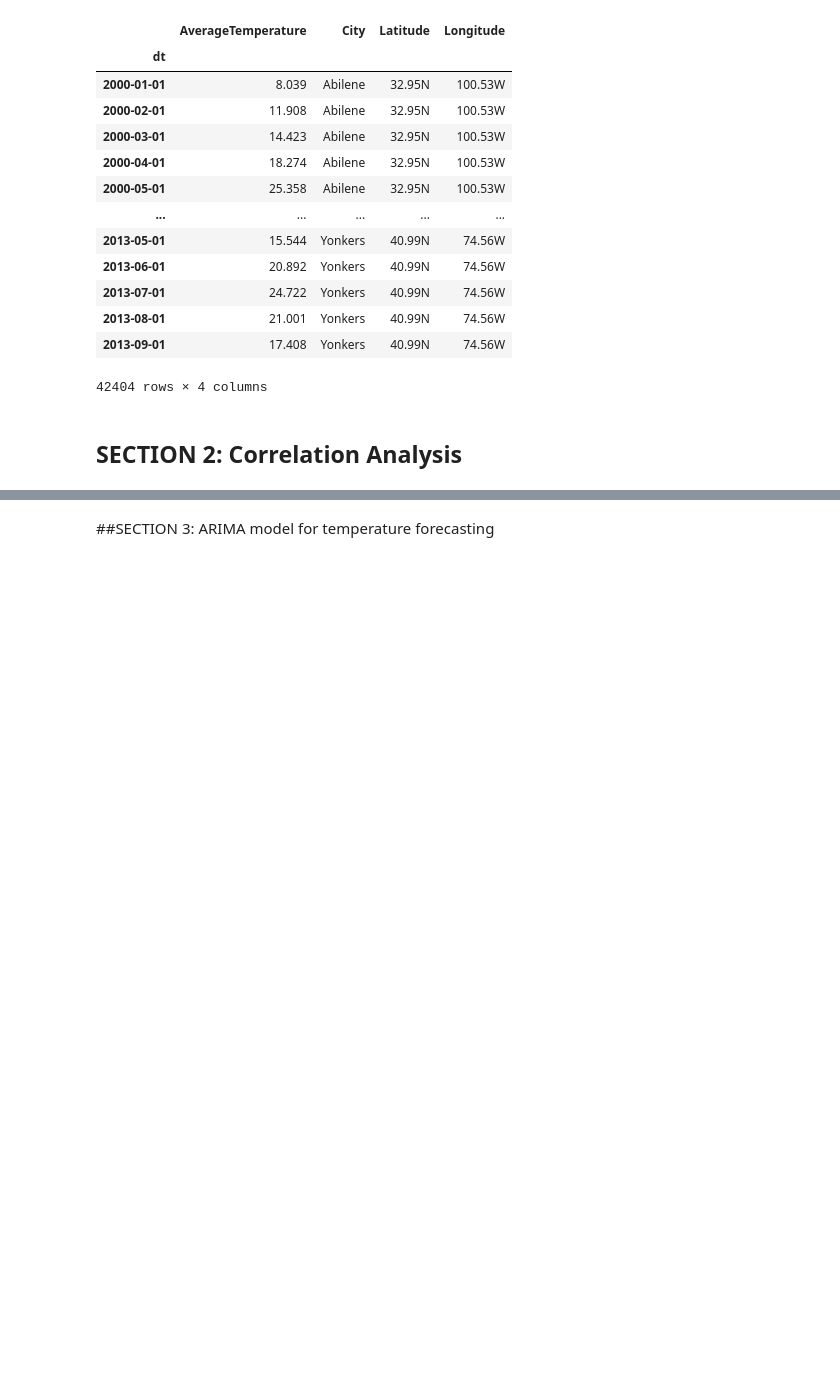
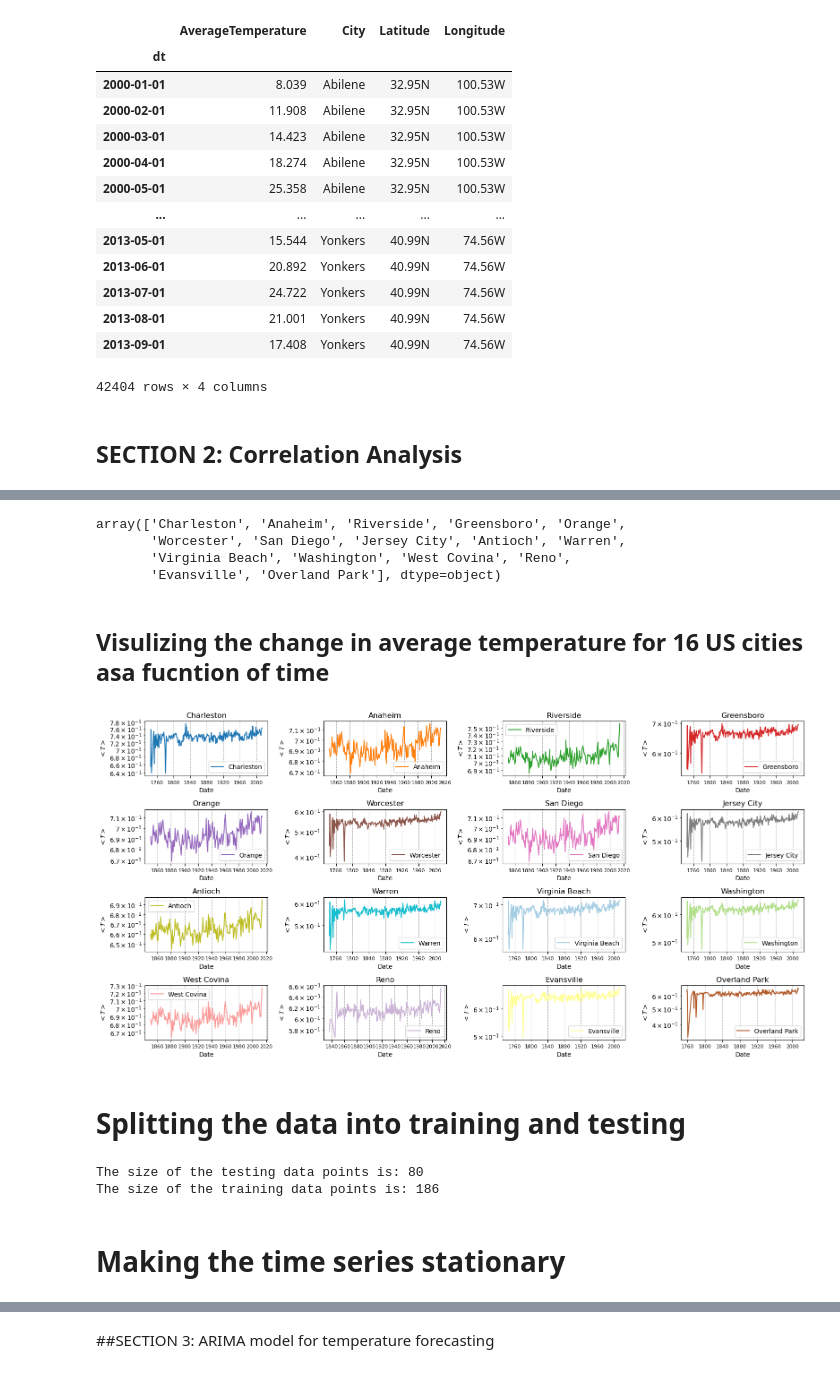
Before and after one commit to aredjil/Temperature-forecasting-for-different-cities-in-the-world, a Jupyter notebook: Project3.ipynb, the cells around one changed output, grey strips where cells are left out. Cells and saved outputs as stored; diff of their text form; code cells hidden in the pictures; blank space fills up the shorter version.

Commit message:
cleaned the data and made the time series stationary and checked for stationarity

```diff
--- a/Project3.ipynb
+++ b/Project3.ipynb
@@ -197,0 +246,3 @@ df_temp
+# %%
+# Saving the names of the cities as an array that will be used later for the resembled data
+city_names = df["City"].unique()
@@ -197,0 +260,56 @@ df_temp
+# %%
+df = df.groupby(["City"]).resample("YE").mean()
+# %%
+df = df.dropna()
+# %%
+# Seclecting 4 random cities from the dataset
+np.random.seed(42)
+rd_cities = np.random.choice(city_names, 16, replace=False)
+rd_cities
+# %% [output]
+array(['Charleston', 'Anaheim', 'Riverside', 'Greensboro', 'Orange',
+       'Worcester', 'San Diego', 'Jersey City', 'Antioch', 'Warren',
+       'Virginia Beach', 'Washington', 'West Covina', 'Reno',
+       'Evansville', 'Overland Park'], dtype=object)
+# %% [markdown]
+## Visulizing the change in average temperature for 16 US cities asa fucntion of time
+# %%
+# In this cell I am plotting the different time series for 4 randomly choosen cities from the availbale data
+fig, ax = plt.subplots(ncols=4, nrows=4, figsize=(16, 8))
+ax = ax.flatten() # Flatten the 2x2 axes array to a 1D array
+# colors = ['red', 'blue', 'green', 'orange']  # Or any other colors you prefer
+colors = [
+    '#1f77b4',  # muted blue
+    '#ff7f0e',  # safety orange
+    '#2ca02c',  # cooked asparagus green
+    '#d62728',  # brick red
+    '#9467bd',  # muted purple
+    '#8c564b',  # chestnut brown
+    '#e377c2',  # raspberry yogurt pink
+    '#7f7f7f',  # middle gray
+    '#bcbd22',  # curry yellow-green
+    '#17becf',  # blue-teal
+    '#a6cee3',  # light blue
+    '#b2df8a',  # light green
+    '#fb9a99',  # light red
+    '#cab2d6',  # light purple
+    '#ffff99',  # light yellow
+    '#b15928'   # dark orange-brown
+]
+for i, name in enumerate(rd_cities):
+    data = df.loc[name]
+    ax[i].plot(data.index, data["AverageTemperature"], color=colors[i], label=f"{name}") # Plot on the i-th subplot
+    ax[i].set_title(name) # Add title for each city
+    ax[i].set_xlabel("Date")
+    ax[i].set_ylabel(r"$<T>$")
+    ax[i].legend(loc="best")
+    ax[i].tick_params(axis='x', labelsize=8)
+    ax[i].set_yscale("log")
+    # ax[i].set_yticks(np.linspace(0, 1, 5))
+    ax[i].grid(axis="both", ls="--")
+plt.tight_layout()
+plt.show()
+# %% [output]
+[figure, added]
+# %% [markdown]
+# Splitting the data into training and testing
@@ -197,0 +342,8 @@ df_temp
+# %%
+print(f"The size of the testing data points is: {len(test_df)}")
+print(f"The size of the training data points is: {len(train_df)}")
+# %% [output]
+The size of the testing data points is: 80
+The size of the training data points is: 186
+# %% [markdown]
+# Making the time series stationary
```
Also changed, not shown: parts of 39 cells of this notebook.
